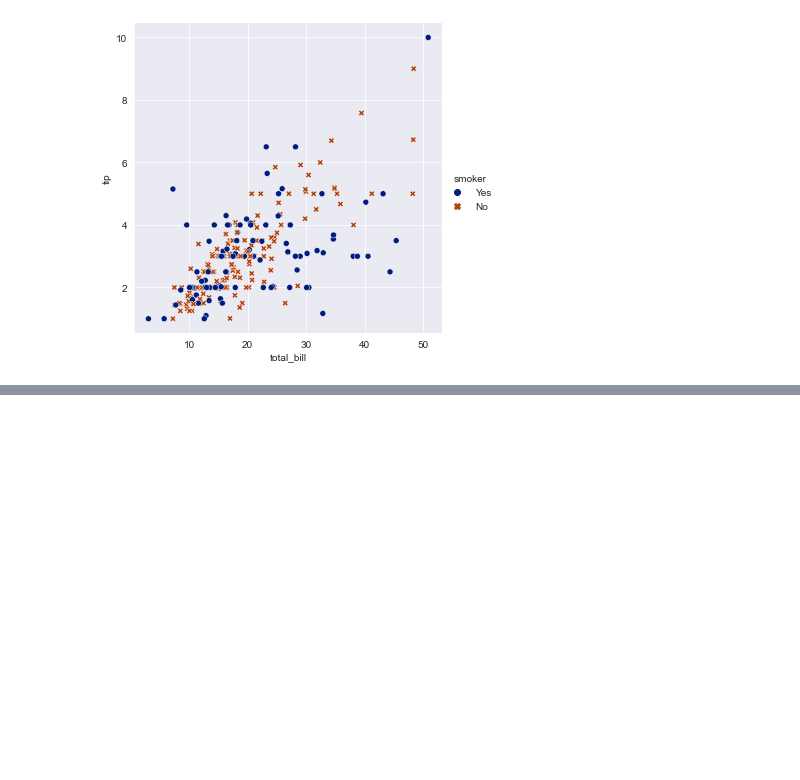
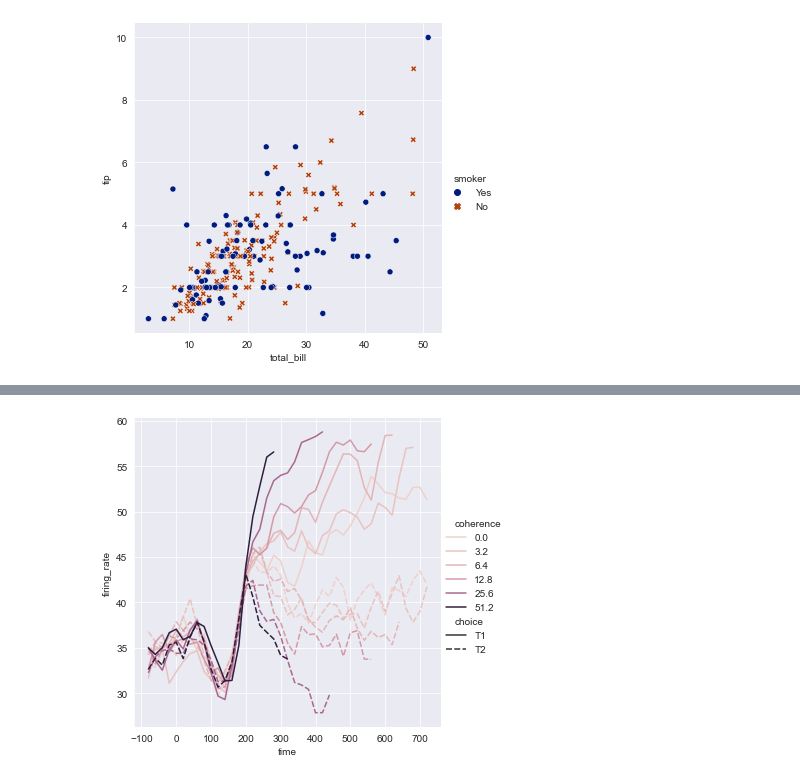
Before and after one commit to htuteja04/practice, a Jupyter notebook: Seaborn/Seaborn-practice.ipynb, the cells around one changed output, grey strips where cells are left out. Saved outputs shown, nothing was run; the diff lists cells and outputs as text; code cells hidden in the pictures; blank space fills up the shorter version.

```diff
--- a/Seaborn/Seaborn-practice.ipynb
+++ b/Seaborn/Seaborn-practice.ipynb
@@ -141,0 +172,9 @@ sns.relplot(data=t, x="total_bill", y="tip", hue="size", size="size");
+# %%
+
+
+dots = sns.load_dataset("dots").query("align == 'dots'")
+sns.relplot(x="time", y="firing_rate",
+            hue="coherence", style="choice",
+            kind="line", data=dots);
+# %% [output]
+[figure, added]
```
Also changed, not shown: parts of 15 cells of this notebook, 1 other file.
